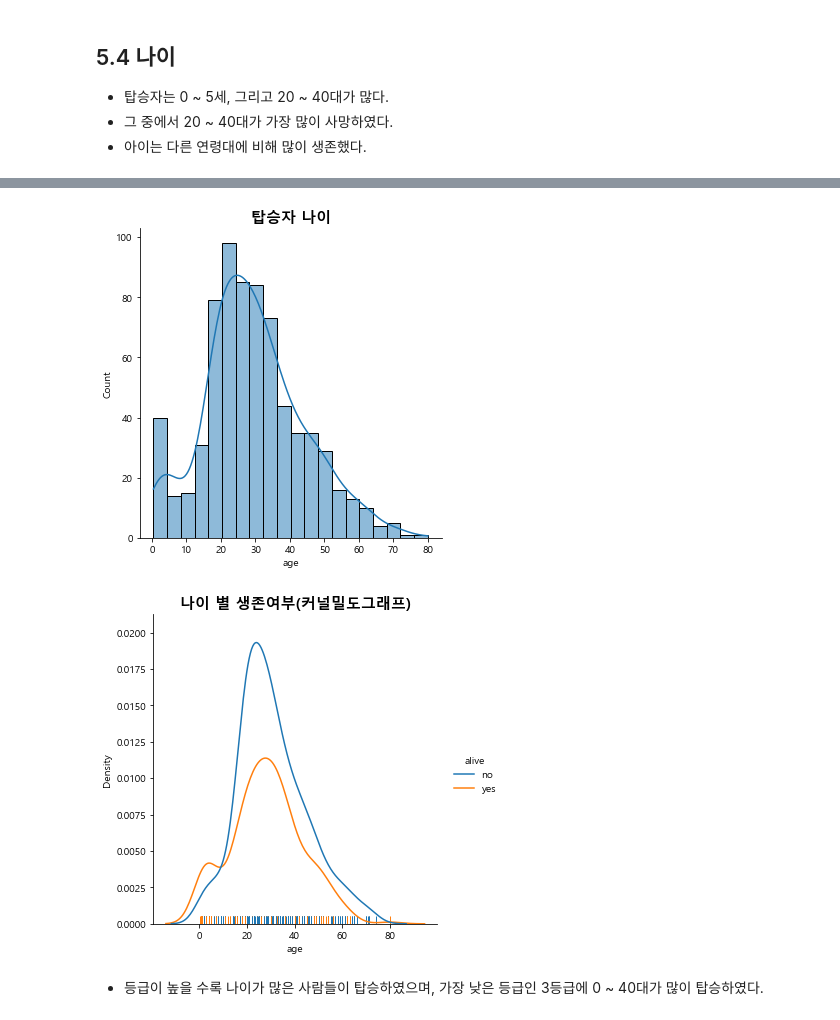
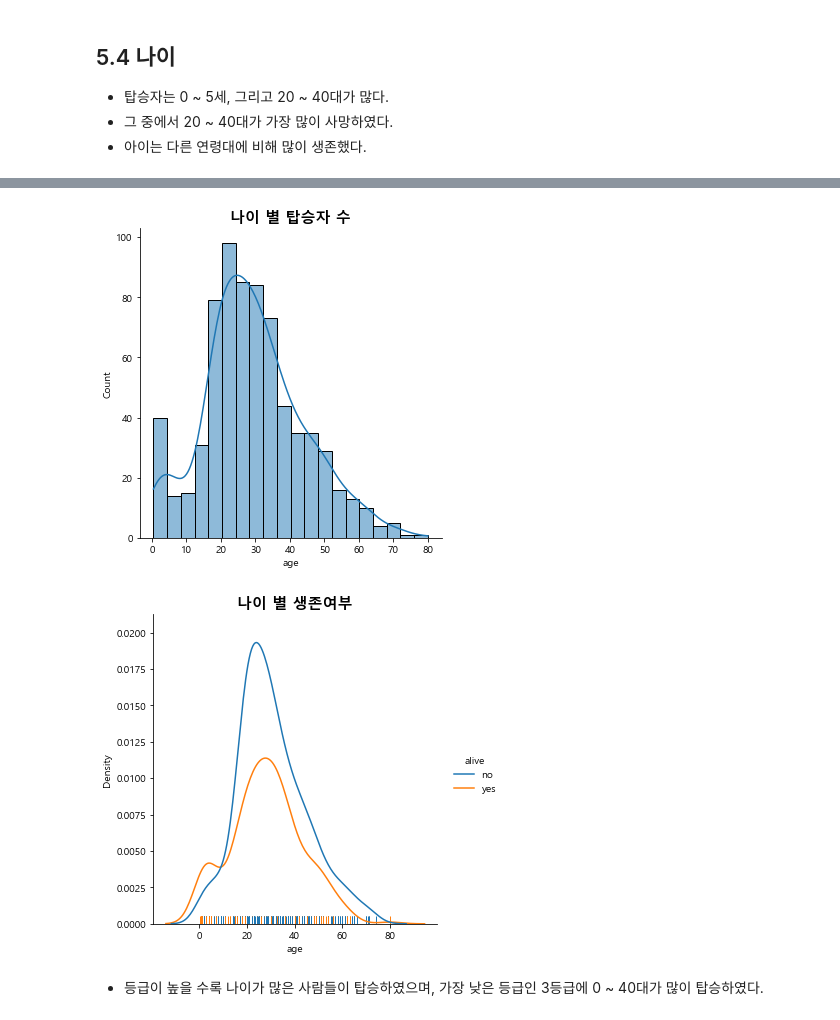
Before and after one commit to aramssong/Udemy_STARTERS, a Jupyter notebook: 1. 파이썬/2. 파이썬 시각화/2.4 데이터 시각화 (seaborn 그래프 - titanic data).ipynb, the cells around one changed output, grey strips where cells are left out. Cells and saved outputs as stored; diff of their text form; code cells hidden in the pictures.

```diff
--- a/1. 파이썬/2. 파이썬 시각화/2.4 데이터 시각화 (seaborn 그래프 - titanic data).ipynb
+++ b/1. 파이썬/2. 파이썬 시각화/2.4 데이터 시각화 (seaborn 그래프 - titanic data).ipynb
@@ -161,15 +216,15 @@ plt.show()
 # %%
 sns.displot(data = titanic, x = 'age', bins = 20, kde = True)
-plt.title('탑승자 나이', size = 15, weight = 'bold')
+plt.title('나이 별 탑승자 수', size = 15, weight = 'bold')
 plt.show()
 # %% [output]
-[figure, old version]
+[figure, new version]
 # %%
 sns.displot(data = titanic, x = 'age', hue = 'alive', rug = True, kind = 'kde')
-plt.title('나이 별 생존여부(커널밀도그래프)', size = 15, weight = 'bold')
+plt.title('나이 별 생존여부', size = 15, weight = 'bold')
 plt.show()
 # %% [output]
-[figure, old version]
+[figure, new version]
 # %% [markdown]
 - 등급이 높을 수록 나이가 많은 사람들이 탑승하였으며, 가장 낮은 등급인 3등급에 0 ~ 40대가 많이 탑승하였다.
 # %%
```
Also changed, not shown: parts of 6 cells of this notebook.
